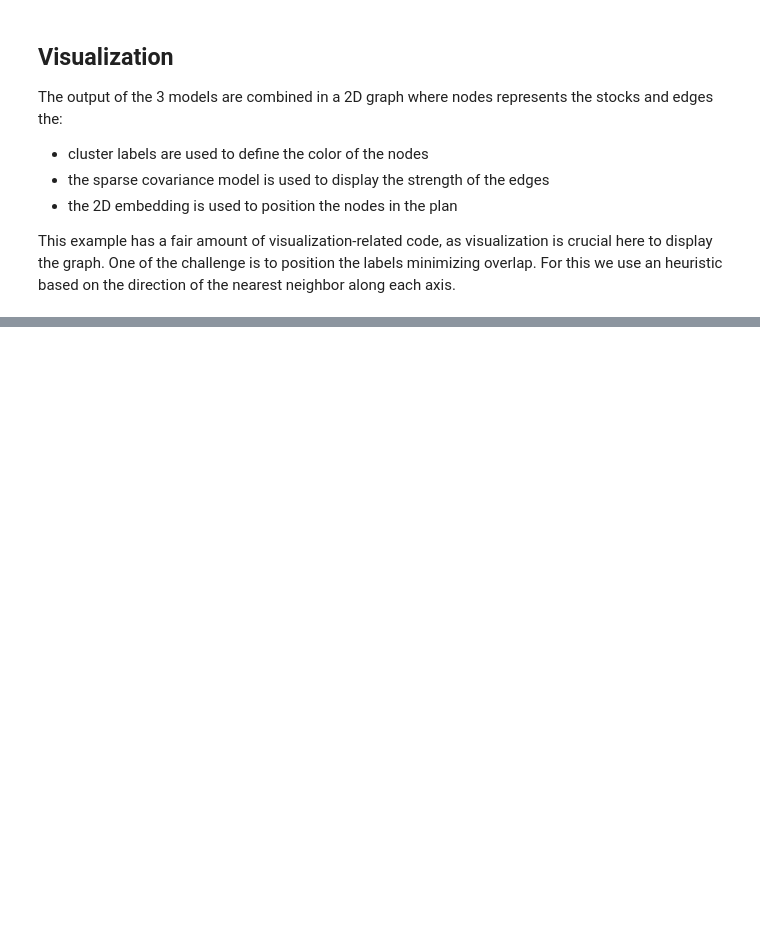
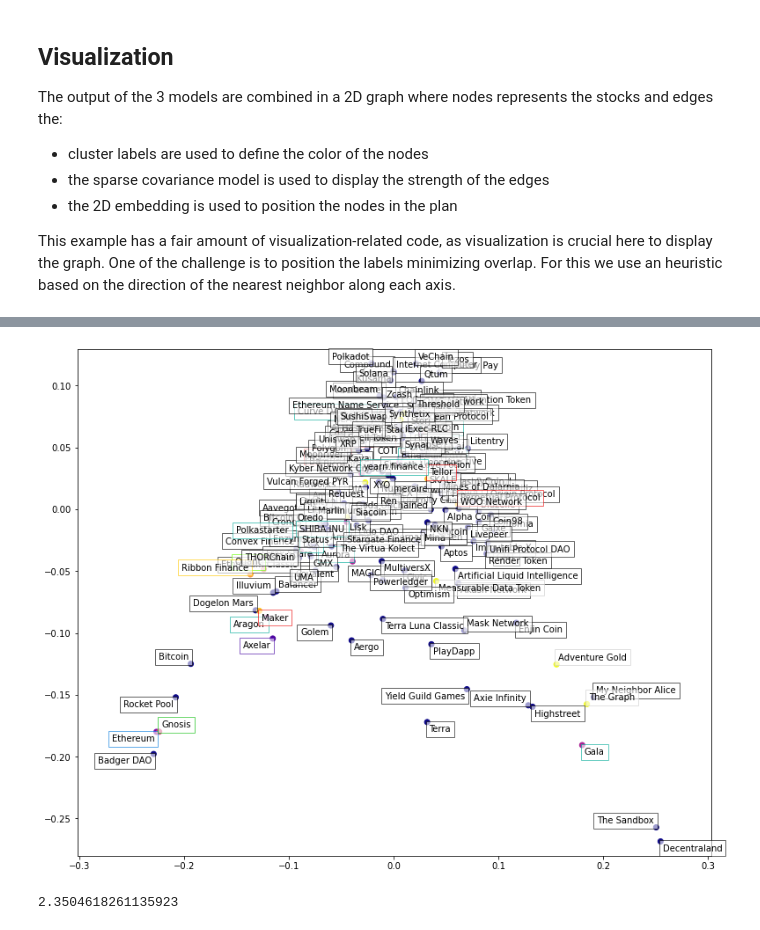
Before and after one commit to kevingivens/Blog, a Jupyter notebook: 2023/Crypto_Correlations/plot_crypto_market.ipynb, the cells around one changed output, grey strips where cells are left out. Drawn from its saved outputs; the diff is of its cells as text; code cells hidden in the pictures; blank space fills up the shorter version.

```diff
--- a/2023/Crypto_Correlations/plot_crypto_market.ipynb
+++ b/2023/Crypto_Correlations/plot_crypto_market.ipynb
@@ -380,0 +403,70 @@ axis.
+# %%
+plt.figure(1, facecolor="w", figsize=(10, 8))
+plt.clf()
+ax = plt.axes([0.0, 0.0, 1.0, 1.0])
+# plt.axis("off")
+
+# Plot the graph of partial correlations
+# partial_correlations = edge_model.precision_.copy()
+partial_correlations = emp_cov.precision_.copy()
+d = 1 / np.sqrt(np.diag(partial_correlations))
+partial_correlations *= d
+partial_correlations *= d[:, np.newaxis]
+non_zero = np.abs(np.triu(partial_correlations, k=1)) > 0.02
+
+# Plot the nodes using the coordinates of our embedding
+plt.scatter(
+    #embedding[0], embedding[1], s=400 * d**2, c=labels, cmap=plt.cm.plasma
+    embedding[0], embedding[1], c=labels, cmap=plt.cm.plasma
+)
+
+names = cov.index.values
+for index, (name, label, (x, y)) in enumerate(zip(names, labels, embedding.T)):
+    dx = x - embedding[0]
+    dx[index] = 1
+    dy = y - embedding[1]
+    dy[index] = 1
+    this_dx = dx[np.argmin(np.abs(dy))]
+    this_dy = dy[np.argmin(np.abs(dx))]
+    if this_dx > 0:
+        horizontalalignment = "left"
+        x = x + 0.002
+    else:
+        horizontalalignment = "right"
+        x = x - 0.002
+    if this_dy > 0:
+        verticalalignment = "bottom"
+        y = y + 0.002
+    else:
+        verticalalignment = "top"
+        y = y - 0.002
+    plt.text(
+        x,
+        y,
+        name,
+        size=10,
+        horizontalalignment=horizontalalignment,
+        verticalalignment=verticalalignment,
+        bbox=dict(
+            facecolor="w",
+            edgecolor=plt.cm.nipy_spectral(label / float(n_labels)),
+            alpha=0.6,
+        ),
+    )
+
+plt.xlim(
+    embedding[0].min() - 0.15 * embedding[0].ptp(),
+    embedding[0].max() + 0.10 * embedding[0].ptp(),
+)
+plt.ylim(
+    embedding[1].min() - 0.03 * embedding[1].ptp(),
+    embedding[1].max() + 0.03 * embedding[1].ptp(),
+)
+
+plt.show()
+# %% [output]
+[figure, added]
+# %%
+d[13]
+# %% [output]
+2.3504618261135923
```
Also changed, not shown: parts of 19 cells of this notebook, 1 other file.
